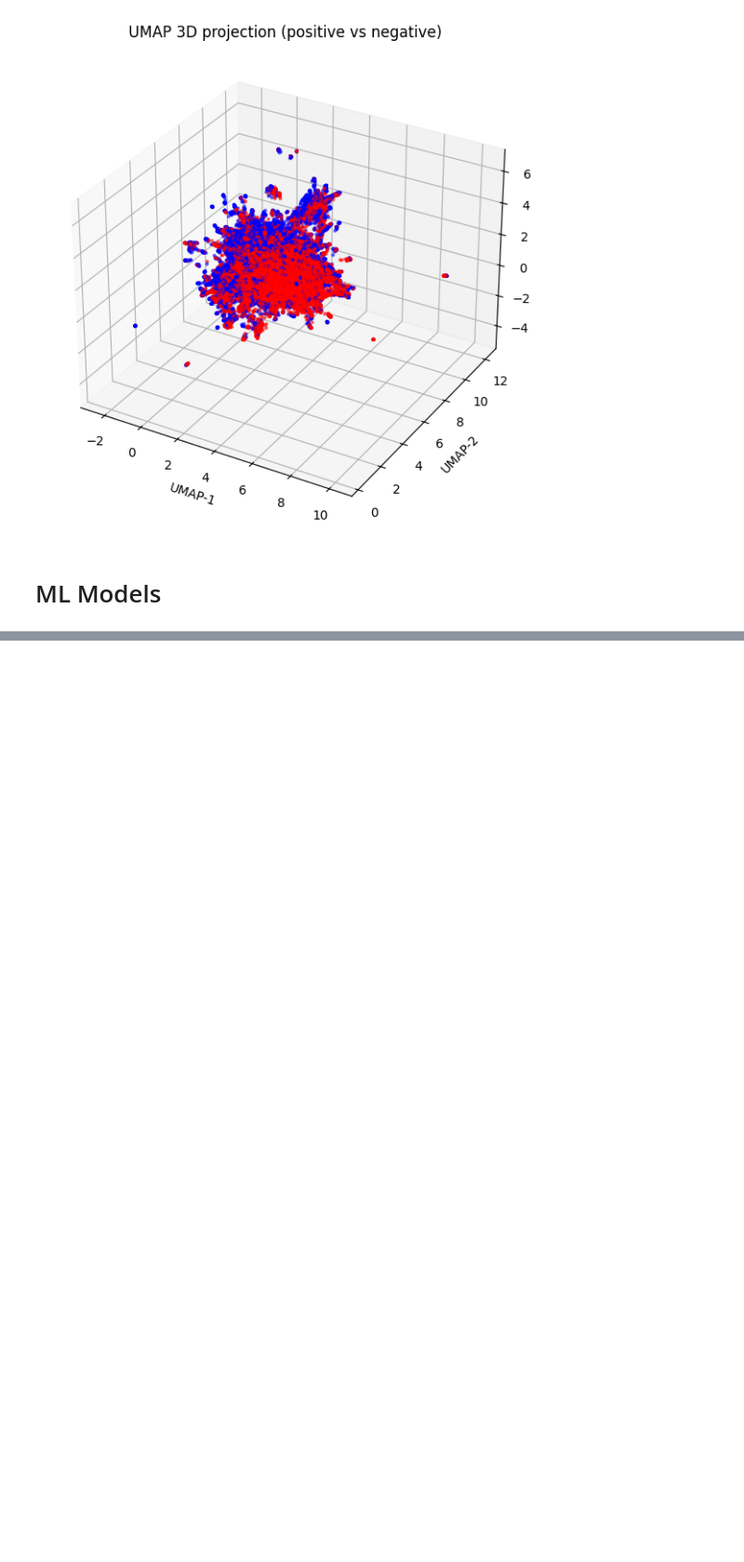
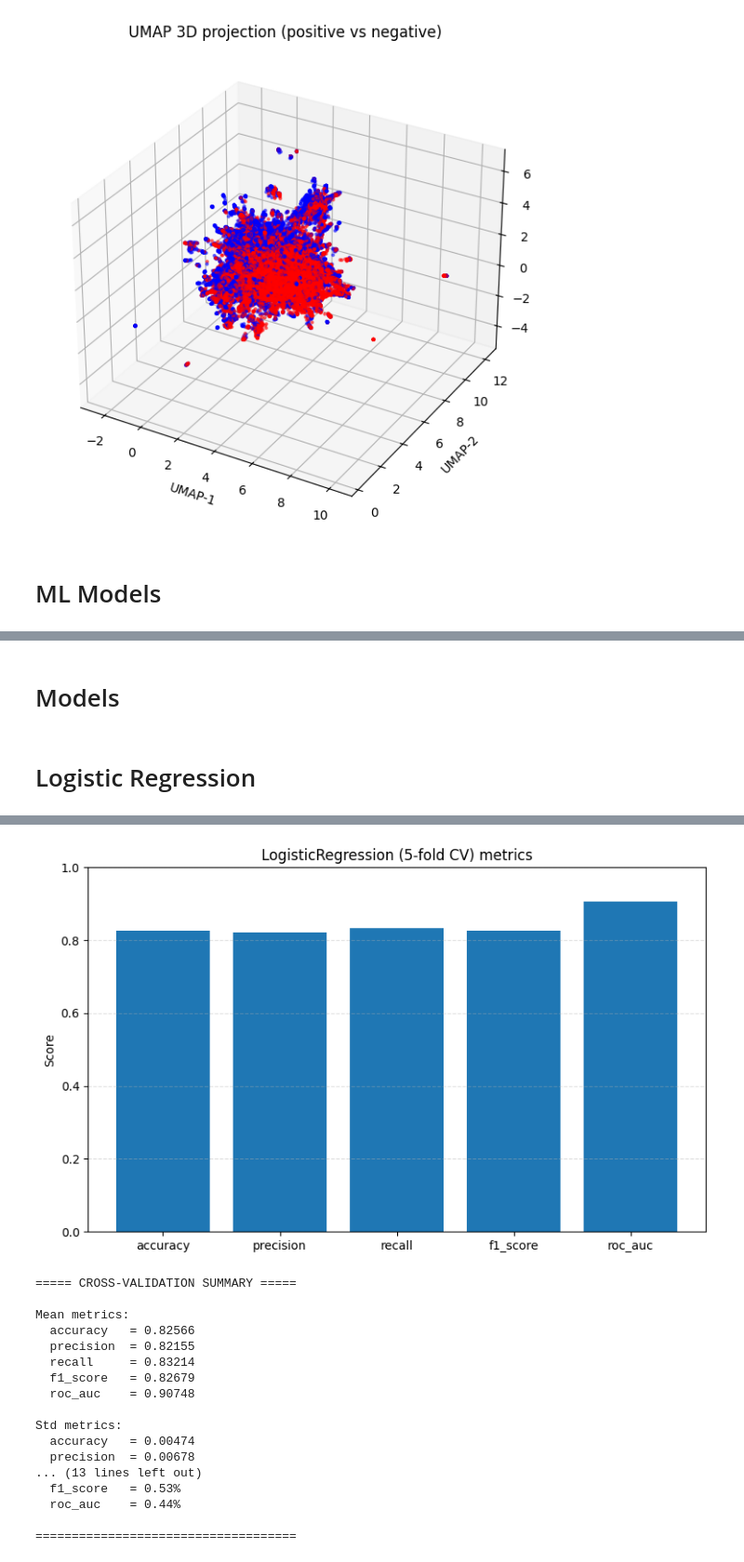
Before and after one commit to da4nik08/sentiment-binary-classifier, a Jupyter notebook: Model.ipynb, the cells around one changed output, grey strips where cells are left out. Shown at 93% size. Saved outputs shown, nothing was run; the diff lists cells and outputs as text; code cells hidden in the pictures; blank space fills up the shorter version.

Commit message:
Experimet with basic ML models

```diff
--- a/Model.ipynb
+++ b/Model.ipynb
@@ -57,7 +48,7 @@ plt.show()
 [figure]
 # %%
 reviews = data['review_final'].tolist()
-y = data['label'].values
+#y = data['label'].values
 # %% [markdown]
 # Токенізація + Векторизація нейронкою
 # %%
@@ -284,0 +207,10 @@ def evaluate_model_cv(
+# %%
+X_train = X_embeddings[train_idx]
+y_train = y[train_idx]
+reviews_train = [reviews[i] for i in train_idx]
+
+X_holdout = X_embeddings[holdout_idx]
+y_holdout = y[holdout_idx]
+reviews_holdout = [reviews[i] for i in holdout_idx]
+# %% [markdown]
+# Models
@@ -284,0 +265,25 @@ def evaluate_model_cv(
+# %%
+def print_cross_valid_summary(metric_history, mean_metrics, std_metrics):
+    print("\n===== CROSS-VALIDATION SUMMARY =====\n")
+
+    print("Mean metrics:")
+    for k, v in mean_metrics.items():
+        print(f"  {k:10s} = {v:.5f}")
+
+    print("\nStd metrics:")
+    for k, v in std_metrics.items():
+        print(f"  {k:10s} = {v:.5f}")
+
+    # Додаткові метрики стабільності
+    print("\nAdditional CV evaluation:")
+    print(f"  Accuracy range : {min(metric_history['accuracy']):.5f} → {max(metric_history['accuracy']):.5f}")
+    print(f"  F1-score range : {min(metric_history['f1_score']):.5f} → {max(metric_history['f1_score']):.5f}")
+    print(f"  ROC-AUC range  : {min(metric_history['roc_auc']):.5f} → {max(metric_history['roc_auc']):.5f}")
+
+    # коефіцієнт варіації (чим нижчий — тим стабільніша модель)
+    print("\nCoefficient of variation (%):")
+    for k in mean_metrics.keys():
+        cv = (std_metrics[k] / mean_metrics[k]) * 100 if mean_metrics[k] != 0 else 0
+        print(f"  {k:10s} = {cv:.2f}%")
+
+    print("\n====================================\n")
@@ -284,0 +354,13 @@ def evaluate_model_cv(
+# %% [markdown]
+# Logistic Regression
+# %%
+log_reg = LogisticRegression(max_iter=1000, solver='lbfgs')
+
+final_model = evaluate_model_cv(
+    X=X_train,
+    y=y_train,
+    model=log_reg,
+    experiment_name="imdb_ML_models",
+    run_name="log_reg_sentence_embeddings_5fold_v3"
+)
+# %% [output]
@@ -284,0 +368,18 @@ def evaluate_model_cv(
+[figure, added]
+===== CROSS-VALIDATION SUMMARY =====
+
+Mean metrics:
+  accuracy   = 0.82566
+  precision  = 0.82155
+  recall     = 0.83214
+  f1_score   = 0.82679
+  roc_auc    = 0.90748
+
+Std metrics:
+  accuracy   = 0.00474
+  precision  = 0.00678
+... (13 lines left out)
+  f1_score   = 0.53%
+  roc_auc    = 0.44%
+
+====================================
```
Also changed, not shown: parts of 19 cells of this notebook.
